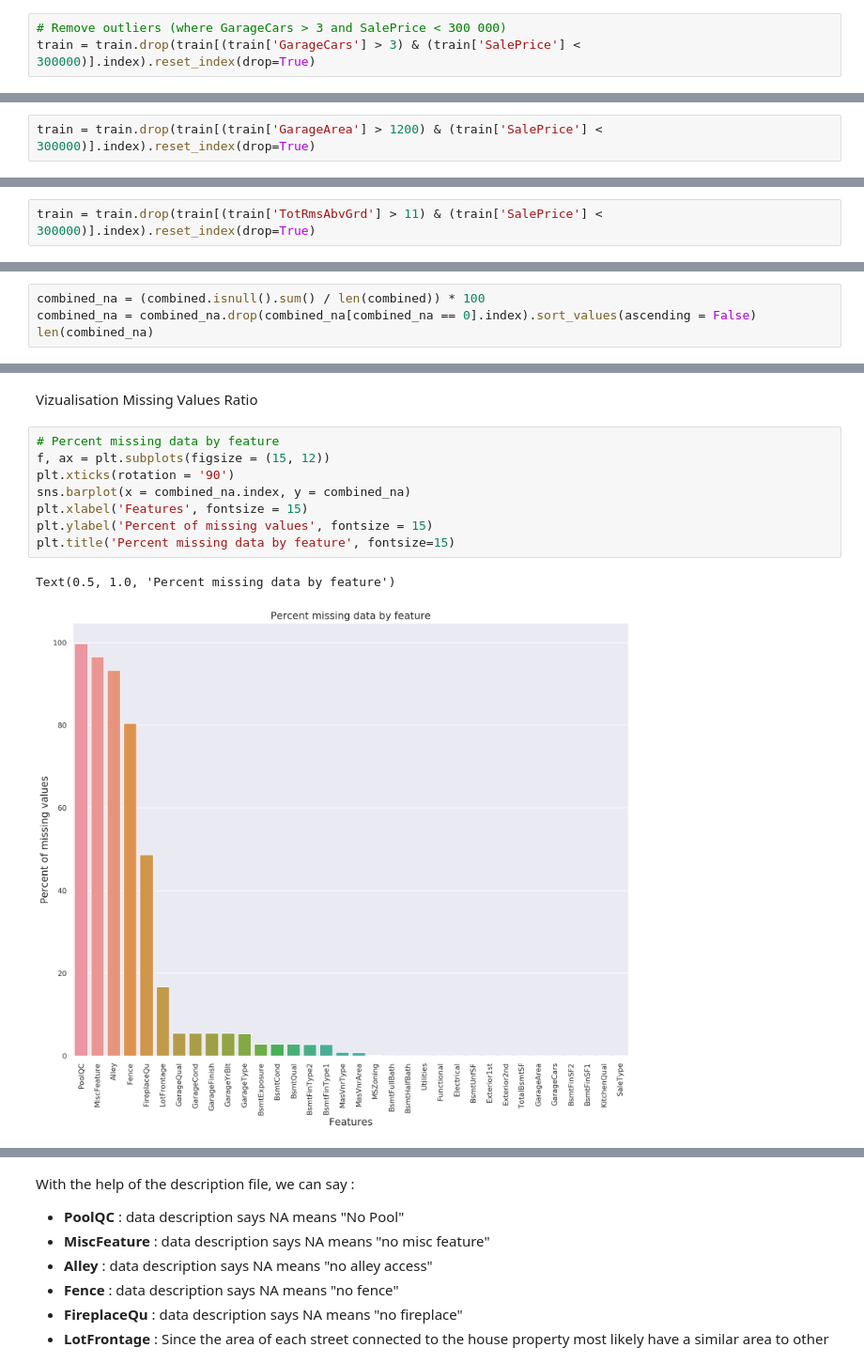
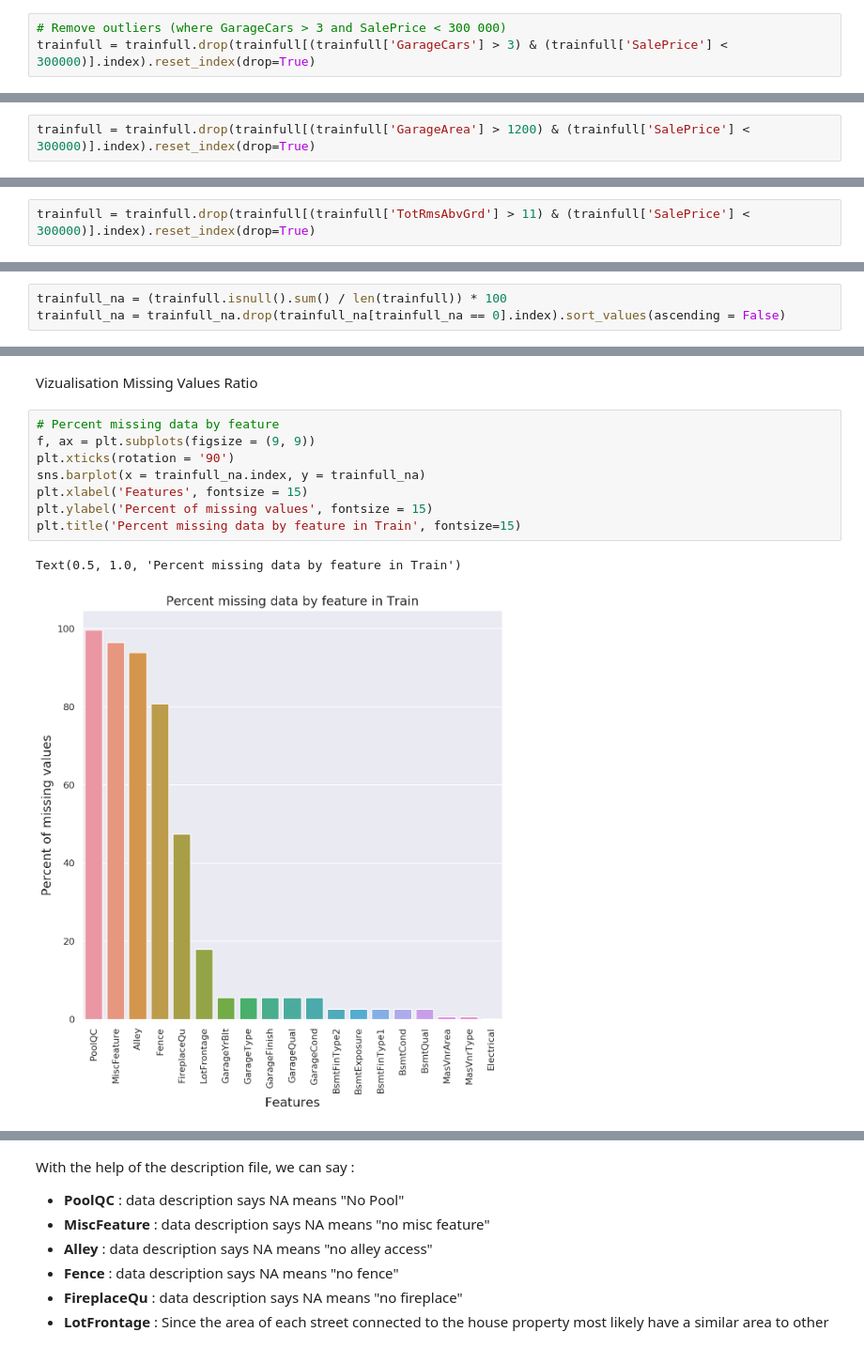
Before and after one commit to Simplon-IA-Bdx-1/house-prices-mehdi-bastien, a Jupyter notebook: HousePrices.ipynb, the cells around one changed output, grey strips where cells are left out. Shown at 94% size. Saved outputs shown, nothing was run; the diff lists cells and outputs as text.

```diff
--- a/HousePrices.ipynb
+++ b/HousePrices.ipynb
@@ -305,5 +312,5 @@ We can observe the more cars you can park in your garage, the more the Sale Pric
 After more than 3 places available in the garage, the Sale Price decrease which is not logical. So we will remove the outlier values were garageCars > 3 and SalePrice < 300 000
 # %%
 # Remove outliers (where GarageCars > 3 and SalePrice < 300 000)
-train = train.drop(train[(train['GarageCars'] > 3) & (train['SalePrice'] < 300000)].index).reset_index(drop=True)
+trainfull = trainfull.drop(trainfull[(trainfull['GarageCars'] > 3) & (trainfull['SalePrice'] < 300000)].index).reset_index(drop=True)
 # %%
@@ -322,5 +329,5 @@ sns.jointplot(x=train['GarageArea'], y = train['SalePrice'], kind='reg').annotat
 Two outliers (GarageArea > 1200 and SalePrice < 300000)
 Let's remove this
 # %%
-train = train.drop(train[(train['GarageArea'] > 1200) & (train['SalePrice'] < 300000)].index).reset_index(drop=True)
+trainfull = trainfull.drop(trainfull[(trainfull['GarageArea'] > 1200) & (trainfull['SalePrice'] < 300000)].index).reset_index(drop=True)
 # %%
@@ -361,6 +375,6 @@ We can observe houses with more than 11 rooms are less expensive.
 It could be a price reduction offered by the real estate agent or an outlier.
 We will consider this as an outlier and remove those values.
 # %%
-train = train.drop(train[(train['TotRmsAbvGrd'] > 11) & (train['SalePrice'] < 300000)].index).reset_index(drop=True)
+trainfull = trainfull.drop(trainfull[(trainfull['TotRmsAbvGrd'] > 11) & (trainfull['SalePrice'] < 300000)].index).reset_index(drop=True)
 # %%
 f, ax = plt.subplots(figsize=(8, 6))
@@ -417,6 +422,5 @@ Combined dataset(train + test) size: (2903, 79)
 # %% [markdown]
 Missing values ratio
 # %%
-combined_na = (combined.isnull().sum() / len(combined)) * 100
-combined_na = combined_na.drop(combined_na[combined_na == 0].index).sort_values(ascending = False)
-len(combined_na)
+trainfull_na = (trainfull.isnull().sum() / len(trainfull)) * 100
+trainfull_na = trainfull_na.drop(trainfull_na[trainfull_na == 0].index).sort_values(ascending = False)
@@ -447,12 +479,12 @@ missing_data
 Vizualisation Missing Values Ratio
 # %%
 # Percent missing data by feature
-f, ax = plt.subplots(figsize = (15, 12))
+f, ax = plt.subplots(figsize = (9, 9))
 plt.xticks(rotation = '90')
-sns.barplot(x = combined_na.index, y = combined_na)
+sns.barplot(x = trainfull_na.index, y = trainfull_na)
 plt.xlabel('Features', fontsize = 15)
 plt.ylabel('Percent of missing values', fontsize = 15)
-plt.title('Percent missing data by feature', fontsize=15)
+plt.title('Percent missing data by feature in Train', fontsize=15)
 # %% [output]
-Text(0.5, 1.0, 'Percent missing data by feature')
+Text(0.5, 1.0, 'Percent missing data by feature in Train')
-[figure, old version]
+[figure, new version]
```
Also changed, not shown: parts of 138 cells of this notebook, 17 other files.
